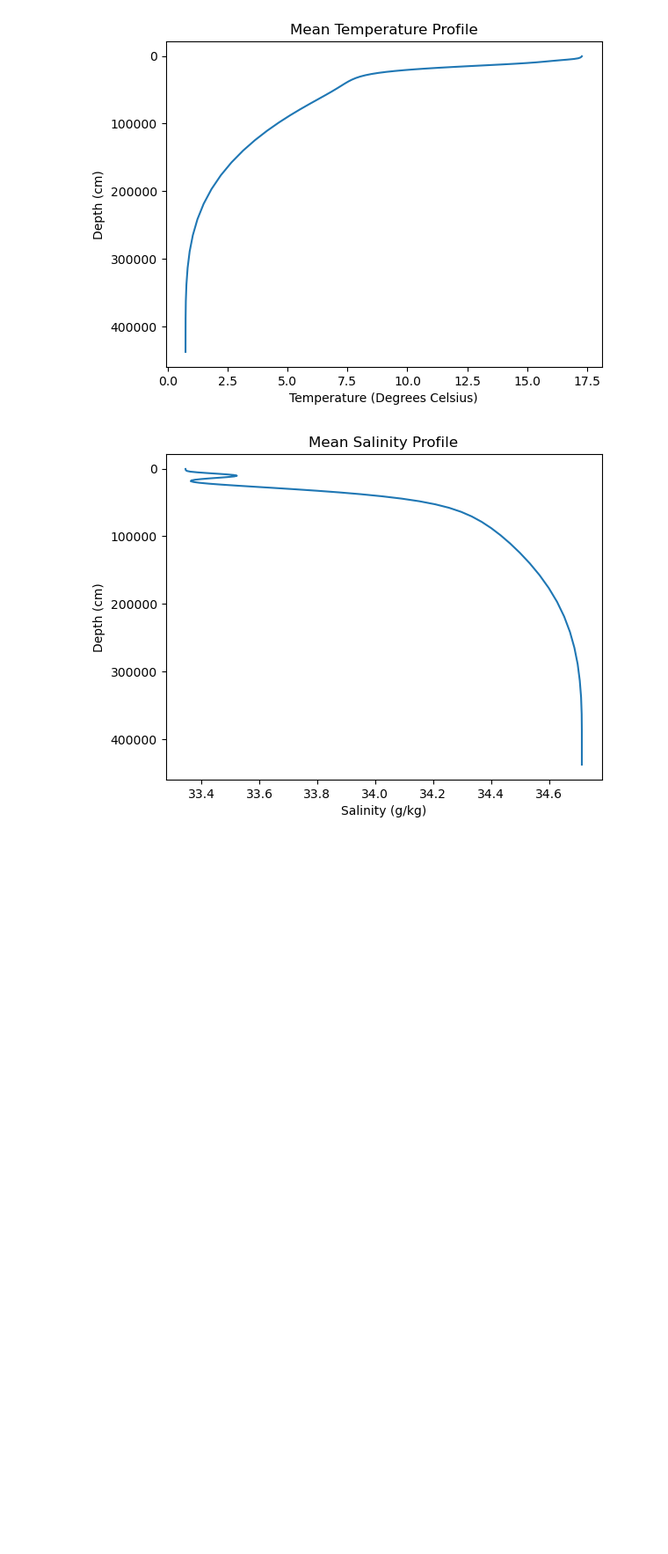
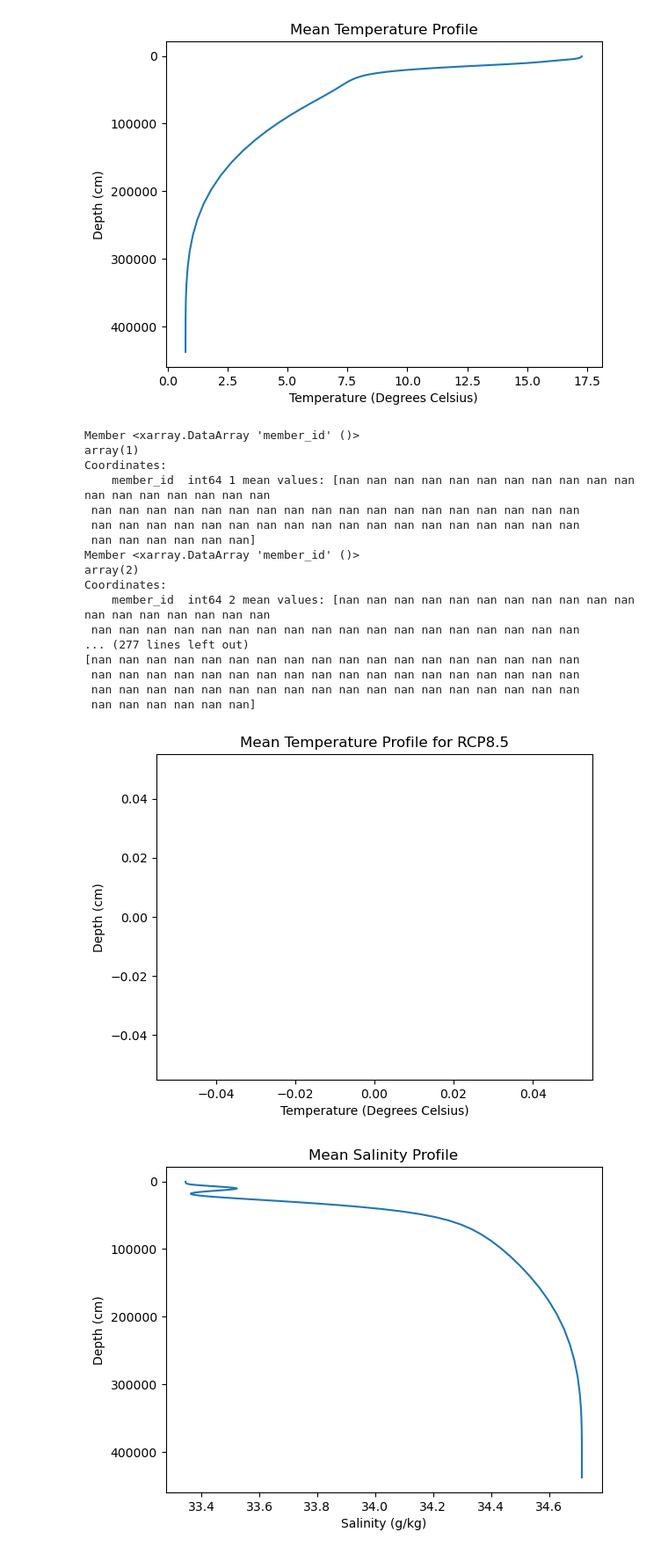
Before and after one commit to Channelislanders/toolkit, a Jupyter notebook: test_notebooks/olivia-scratch.ipynb, the cells around one changed output. Shown at 88% size. Cells and saved outputs as stored; diff of their text form; code cells hidden in the pictures; blank space fills up the shorter version.

```diff
--- a/test_notebooks/olivia-scratch.ipynb
+++ b/test_notebooks/olivia-scratch.ipynb
@@ -176,6 +176,56 @@ plt.title('Mean Temperature Profile')
 plt.show()
 # %% [output]
 [figure]
+# %%
+import xarray as xr
+import matplotlib.pyplot as plt
+
+# Load in the netcdf file created above
+latlon_TEMP_final_rcp = xr.open_dataset("latlon_TEMP_subset_rcp.nc")
+
+# Initialize an empty list to store mean values for each member_id
+TEMP_means_list_rcp = []
+
+# Loop through each member_id and calculate the mean
+for member in latlon_TEMP_final_rcp.member_id:
+    member_mean_rcp = latlon_TEMP_final_rcp.sel(member_id=member).TEMP.mean("time")
+    print(f'Member {member} mean values:', member_mean_rcp.values)
+    TEMP_means_list_rcp.append(member_mean_rcp)
+
+# Convert the list to an xarray DataArray (assuming member IDs are a coordinate)
+TEMP_means_rcp = xr.concat(TEMP_means_list_rcp, dim='member_id').mean('member_id')
+
+# Debugging prints
+print(TEMP_means_rcp)
+print(TEMP_means_rcp.dims)
+print(TEMP_means_rcp.values)
+
+# Plot the data without inverting y-axis
+plt.figure()
+TEMP_means_rcp.plot(y='z_t')
+plt.xlabel('Temperature (Degrees Celsius)')
+plt.ylabel('Depth (cm)')
+plt.title('Mean Temperature Profile for RCP8.5')
+plt.show()
+# %% [output]
+Member <xarray.DataArray 'member_id' ()>
+array(1)
+Coordinates:
+    member_id  int64 1 mean values: [nan nan nan nan nan nan nan nan nan nan nan nan nan nan nan nan nan nan
+ nan nan nan nan nan nan nan nan nan nan nan nan nan nan nan nan nan nan
+ nan nan nan nan nan nan nan nan nan nan nan nan nan nan nan nan nan nan
+ nan nan nan nan nan nan]
+Member <xarray.DataArray 'member_id' ()>
+array(2)
+Coordinates:
+    member_id  int64 2 mean values: [nan nan nan nan nan nan nan nan nan nan nan nan nan nan nan nan nan nan
+ nan nan nan nan nan nan nan nan nan nan nan nan nan nan nan nan nan nan
+... (277 lines left out)
+[nan nan nan nan nan nan nan nan nan nan nan nan nan nan nan nan nan nan
+ nan nan nan nan nan nan nan nan nan nan nan nan nan nan nan nan nan nan
+ nan nan nan nan nan nan nan nan nan nan nan nan nan nan nan nan nan nan
+ nan nan nan nan nan nan]
+[figure, added]
 # %%
 #load in the netcdf file created above
 ##
```
Also changed, not shown: parts of 1 cell of this notebook, 1 other file.
